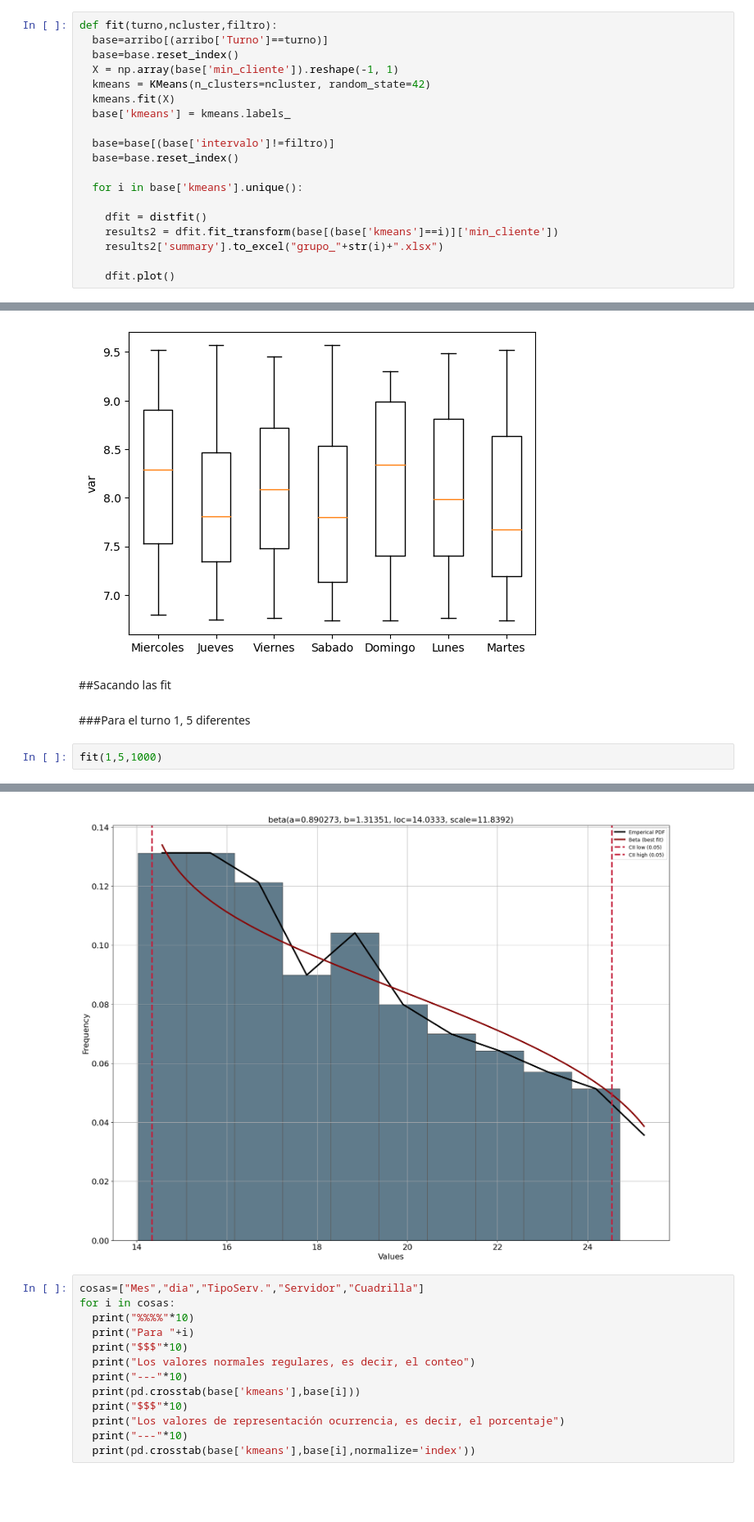
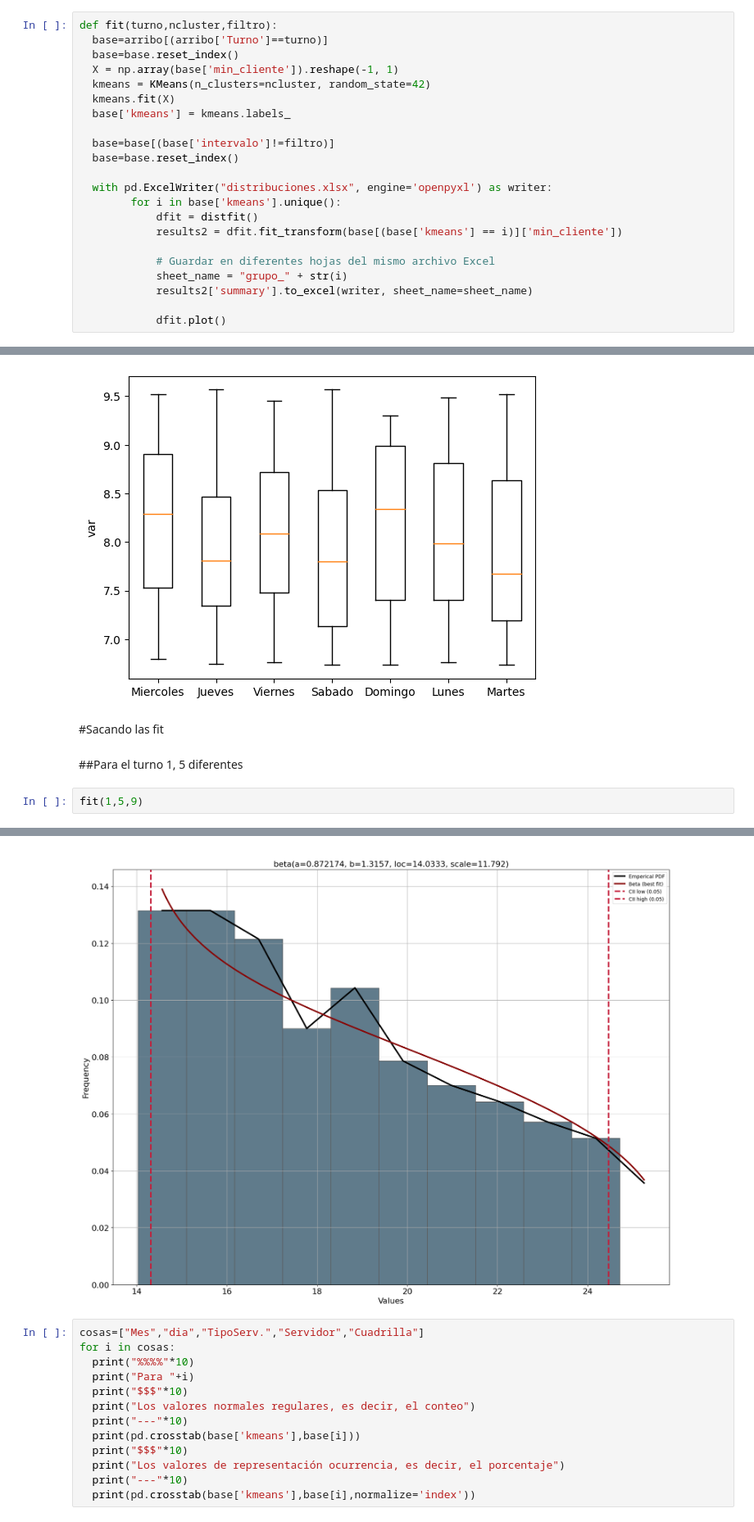
Before and after one commit to TonioFlag/ProyectoFinalColas, a Jupyter notebook: kmeans.ipynb, the cells around one changed output, grey strips where cells are left out. Shown at 82% size. Drawn from its saved outputs; the diff is of its cells as text; blank space fills up the shorter version.

```diff
--- a/kmeans.ipynb
+++ b/kmeans.ipynb
@@ -231,13 +226,16 @@ def fit(turno,ncluster,filtro):
   base=base[(base['intervalo']!=filtro)]
   base=base.reset_index()
 
-  for i in base['kmeans'].unique():
+  with pd.ExcelWriter("distribuciones.xlsx", engine='openpyxl') as writer:
+        for i in base['kmeans'].unique():
+            dfit = distfit()
+            results2 = dfit.fit_transform(base[(base['kmeans'] == i)]['min_cliente'])
 
-    dfit = distfit()
-    results2 = dfit.fit_transform(base[(base['kmeans']==i)]['min_cliente'])
-    results2['summary'].to_excel("grupo_"+str(i)+".xlsx")
+            # Guardar en diferentes hojas del mismo archivo Excel
+            sheet_name = "grupo_" + str(i)
+            results2['summary'].to_excel(writer, sheet_name=sheet_name)
 
-    dfit.plot()
+            dfit.plot()
 # %% [markdown]
 ##Sacando el procentaje de participación y los datos que representa
 # %%
@@ -586,11 +777,11 @@ box(2,5,"dia",3)
 # %% [output]
 [figure]
 # %% [markdown]
-##Sacando las fit
+#Sacando las fit
 # %% [markdown]
-###Para el turno 1, 5 diferentes
+##Para el turno 1, 5 diferentes
 # %%
-fit(1,5,1000)
+fit(1,5,9)
 # %% [output]
 [distfit] >INFO> fit
 [distfit] >INFO> transform
@@ -612,8 +803,8 @@ fit(1,5,1000)
 [figure]
 [figure]
 [figure]
 [figure]
-[figure, old version]
+[figure, new version]
 # %%
 cosas=["Mes","dia","TipoServ.","Servidor","Cuadrilla"]
 for i in cosas:
```
Also changed, not shown: parts of 27 cells of this notebook.
